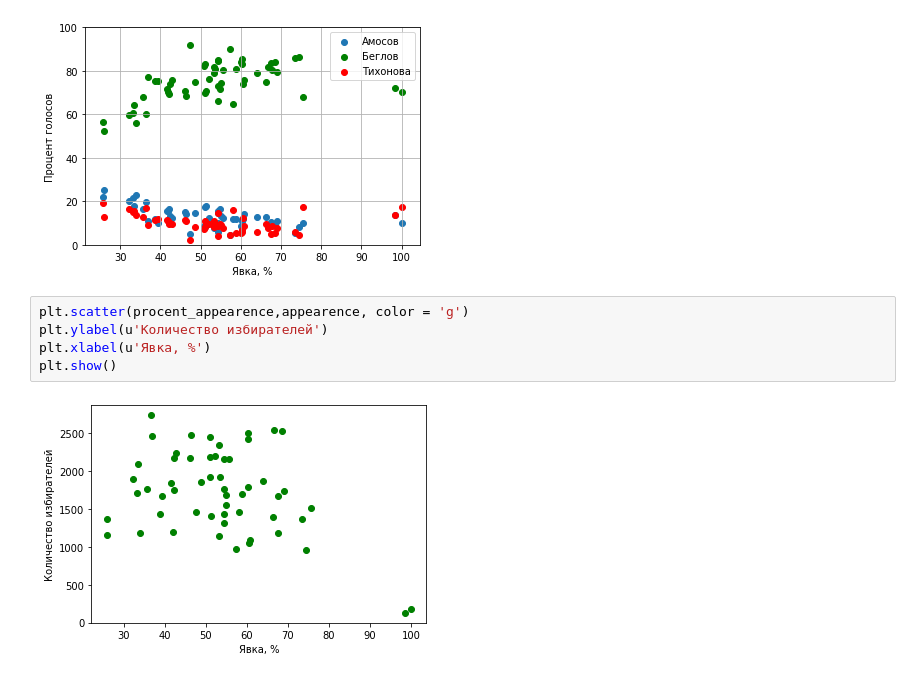
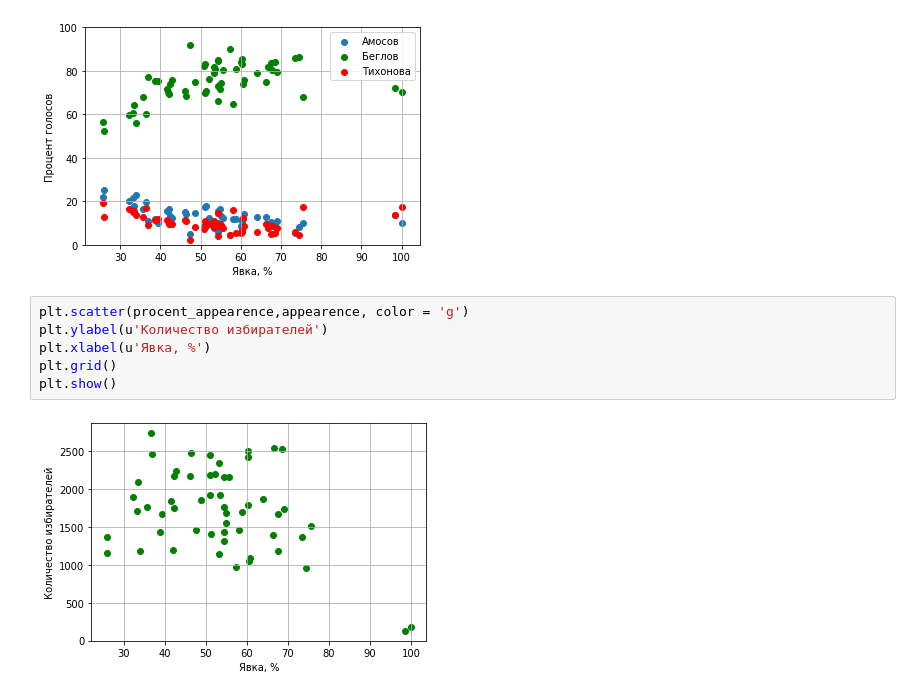
Before and after one commit to tubleronchik/SPO, a Jupyter notebook: System_OS.ipynb, the cells around one changed output. Drawn from its saved outputs; the diff is of its cells as text.

```diff
--- a/System_OS.ipynb
+++ b/System_OS.ipynb
@@ -99,10 +99,11 @@ plt.show()
 # %%
 plt.scatter(procent_appearence,appearence, color = 'g')
 plt.ylabel(u'Количество избирателей')
 plt.xlabel(u'Явка, %')
+plt.grid()
 plt.show()
 # %% [output]
-[figure, old version]
+[figure, new version]
 # %%
 count_UIK = np.array([])
 for count in range(101):
```
Also changed, not shown: parts of 5 cells of this notebook.
